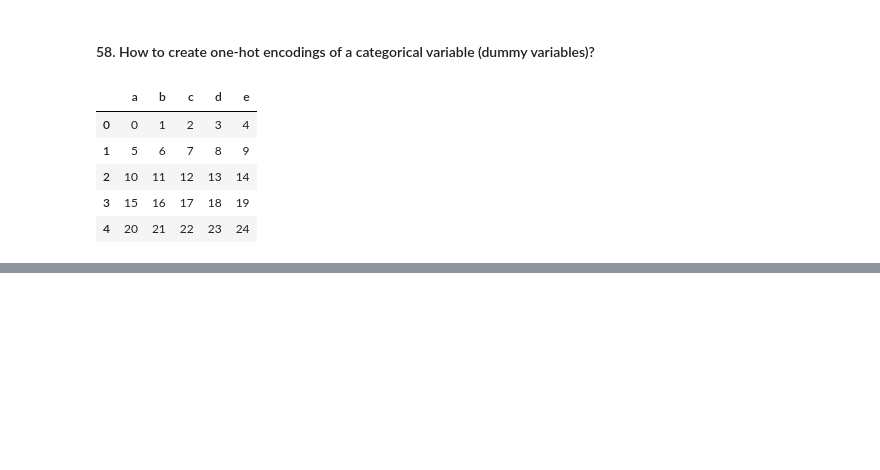
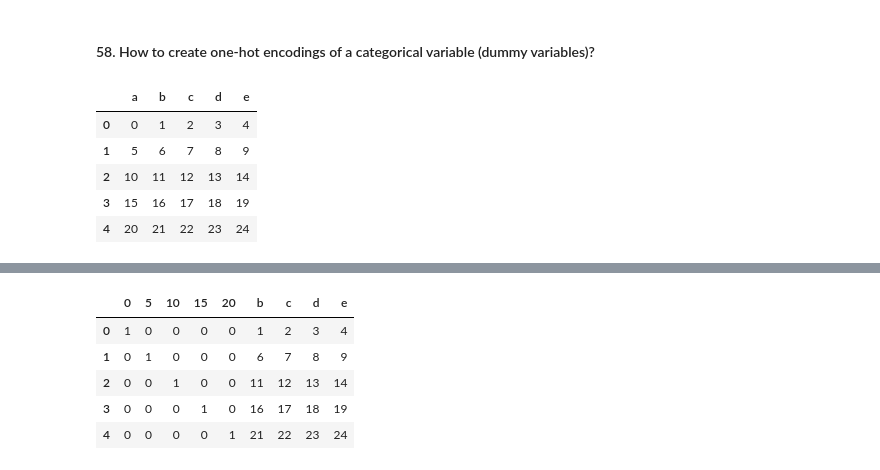
Before and after one commit to KarimaCha/Exercises_Python_NumPy_Pandas, a Jupyter notebook: 03_Pandas_Exercises_KC.ipynb, the cells around one changed output, grey strips where cells are left out. Saved outputs shown, nothing was run; the diff lists cells and outputs as text; code cells hidden in the pictures; blank space fills up the shorter version.

```diff
--- a/03_Pandas_Exercises_KC.ipynb
+++ b/03_Pandas_Exercises_KC.ipynb
@@ -2810,0 +2822,14 @@ df
+# %%
+# Solution 2: with df.join()
+# see: https://stackoverflow.com/questions/37292872/how-can-i-one-hot-encode-in-python
+one_hot = pd.get_dummies(df.a)  # get one-hot-encoding of column a
+df = df.drop('a',axis = 1)      # drop column a, as it is now encoded
+df = one_hot.join(df)           # join the encoded df
+df
+# %% [output]
+|  | 0 | 5 | 10 | 15 | 20 | b | c | d | e |
+| 0 | 1 | 0 | 0 | 0 | 0 | 1 | 2 | 3 | 4 |
+| 1 | 0 | 1 | 0 | 0 | 0 | 6 | 7 | 8 | 9 |
+| 2 | 0 | 0 | 1 | 0 | 0 | 11 | 12 | 13 | 14 |
+| 3 | 0 | 0 | 0 | 1 | 0 | 16 | 17 | 18 | 19 |
+| 4 | 0 | 0 | 0 | 0 | 1 | 21 | 22 | 23 | 24 |
```
Also changed, not shown: parts of 25 cells of this notebook.
